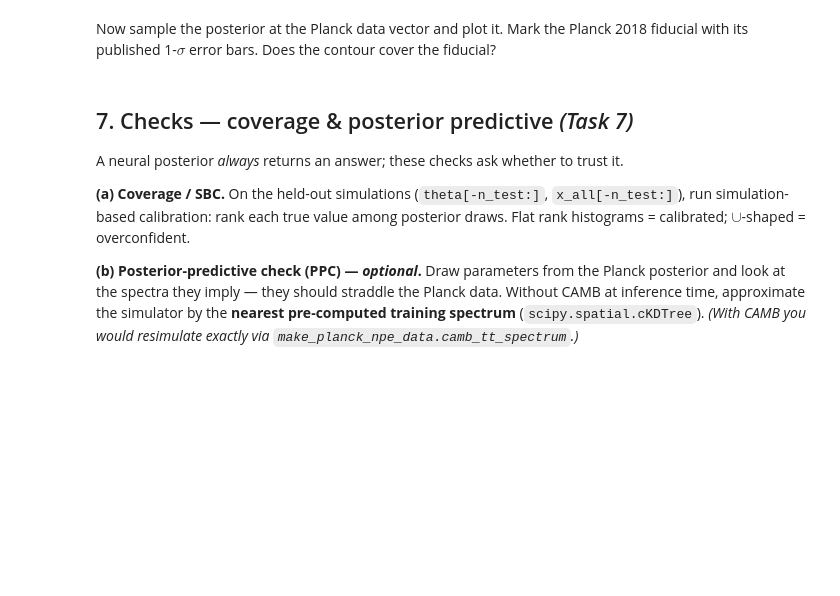
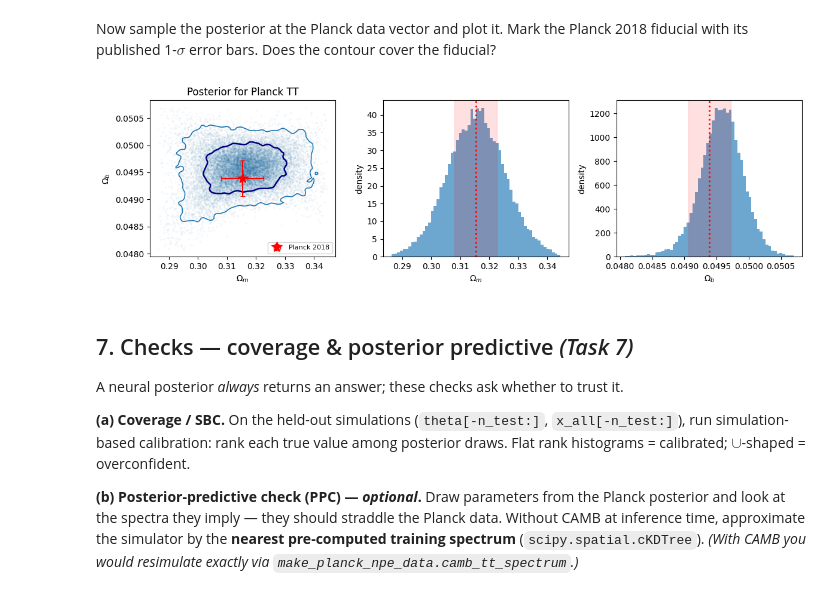
Before and after one commit to TarikOzpamuk/Astro_exercises, a Jupyter notebook: ProblemSet10_planck_npe_starter.ipynb, the cells around one changed output. Drawn from its saved outputs; the diff is of its cells as text; code cells hidden in the pictures; blank space fills up the shorter version.

```diff
--- a/ProblemSet10_planck_npe_starter.ipynb
+++ b/ProblemSet10_planck_npe_starter.ipynb
@@ -256,10 +258,9 @@ Train an amortized NPE, exactly as in `lecture_10_NPE.ipynb` §2:
 Hold out the **last `n_test = 300`** simulations — you will use them for the coverage test in Task 7.
 # %%
 # Task 5: train an amortized NPE (mirror lecture_10_NPE.ipynb section 2).
-#   inference = NPE(prior=prior)
-#   inference.append_simulations(theta_train, x_train).train(max_num_epochs=120)
-#   posterior = inference.build_posterior(...)
-# Hold out the LAST n_test=300 simulations for the coverage check in Task 7:
-#   theta_train, x_train = theta[:-n_test], x_all[:-n_test]
 n_test = 300
-raise NotImplementedError("Task 5: train the NPE and build the posterior")
+theta_train, x_train = theta[:-n_test], x_all[:-n_test]
+theta_sbc, x_sbc = theta[-n_test:], x_all[-n_test:]
+inference = NPE(prior=prior)
+inference.append_simulations(theta_train, x_train).train(max_num_epochs=120)
+posterior = inference.build_posterior()
@@ -311,10 +314,19 @@ with its published 1-$\sigma$ error bars. Does the contour cover the fiducial?
 # %%
 # Task 6: sample the posterior at the Planck data vector and plot it with draw_posterior().
 # Mark the Planck 2018 fiducial with its 1-sigma error bars:
-#   omega_b_sigma = 0.00015 / data.h**2 ; truth_err = [0.0073, omega_b_sigma]
-# Hint: x_planck = standardize(planck_dl).reshape(1, -1)
-#       planck_samples = posterior.sample((20000,), x=x_planck, show_progress_bars=False).numpy()
-raise NotImplementedError("Task 6: posterior for the Planck spectrum")
+omega_b_sigma = 0.00015 / data.h**2 ; truth_err = [0.0073, omega_b_sigma]
+x_planck = standardize(planck_dl).reshape(1, -1)
+planck_samples = posterior.sample((20000,), x=x_planck, show_progress_bars=False).numpy()
+draw_posterior(
+    planck_samples,
+    truth=fid_theta,
+    truth_err=truth_err,
+    title="Posterior for Planck TT"
+)
+
+plt.show()
+# %% [output]
+[figure, added]
 # %% [markdown]
 ## 7. Checks — coverage & posterior predictive  *(Task 7)*
 
```
Also changed, not shown: parts of 4 cells of this notebook, 21 other files.
